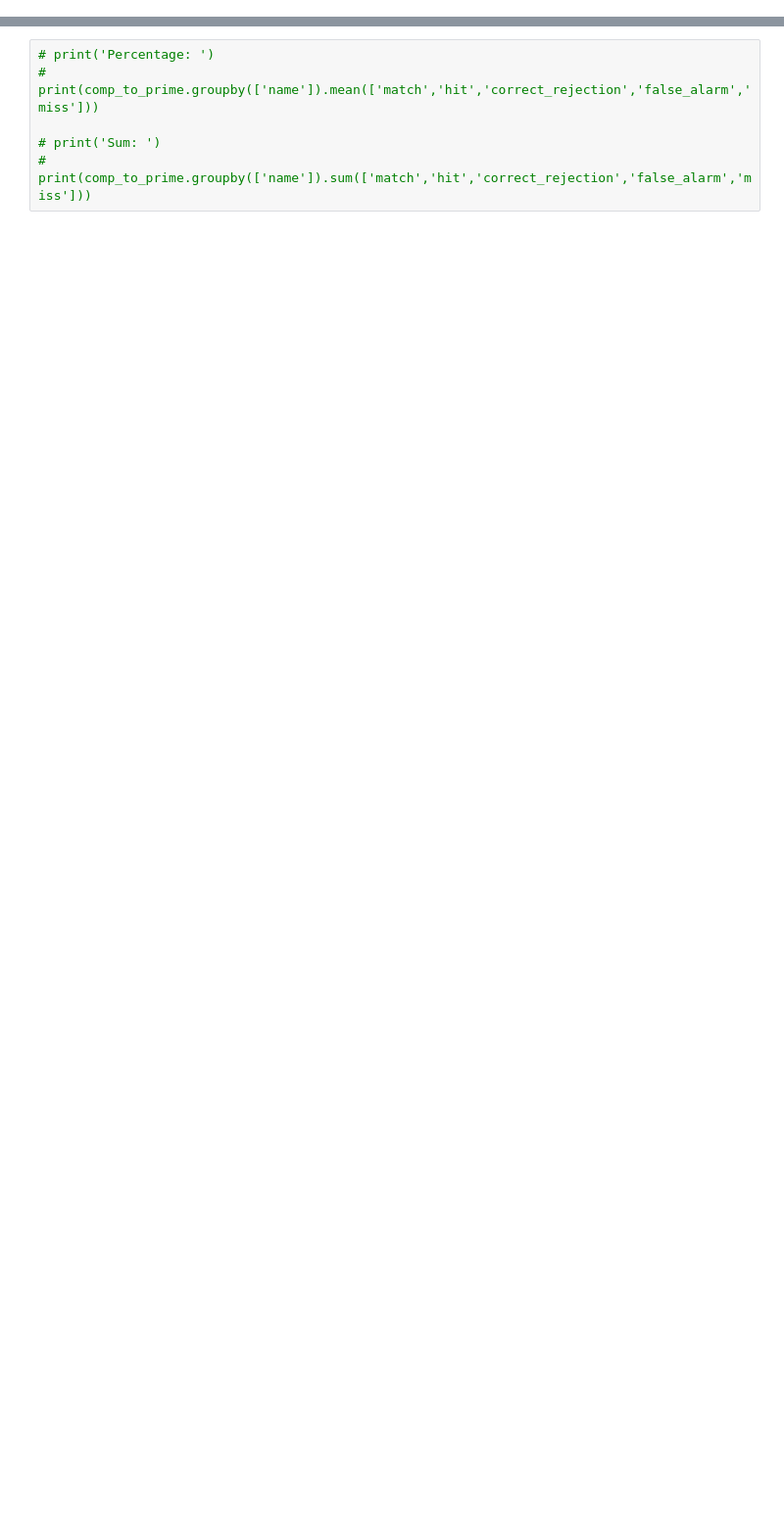
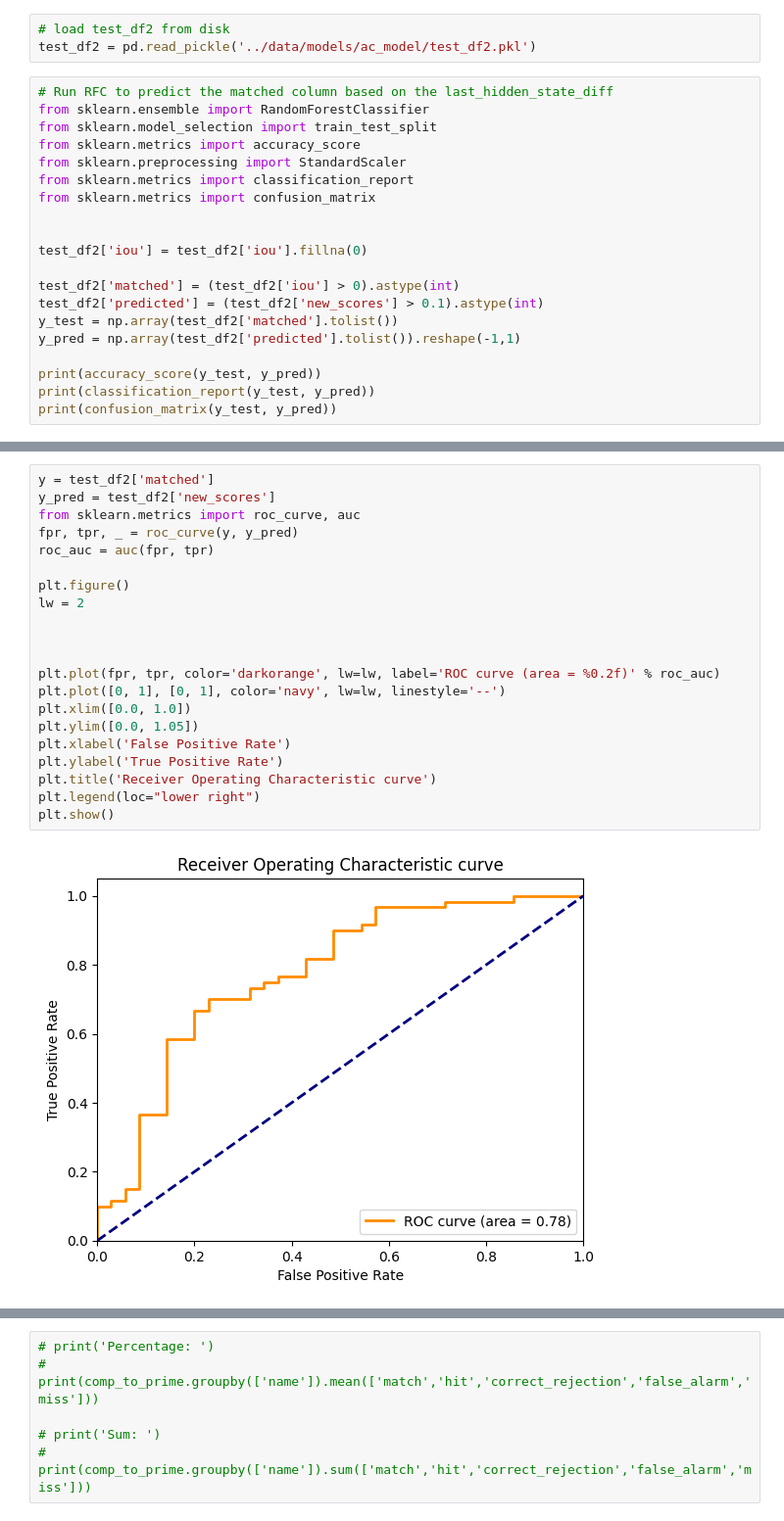
Before and after one commit to kerlinjr/satana, a Jupyter notebook: notebooks/ac_object_detection.ipynb, the cells around one changed output, grey strips where cells are left out. Shown at 98% size. Drawn from its saved outputs; the diff is of its cells as text; blank space fills up the shorter version.

```diff
--- a/notebooks/ac_object_detection.ipynb
+++ b/notebooks/ac_object_detection.ipynb
@@ -575,0 +1580,23 @@ full_train
+# %%
+# load test_df2 from disk
+test_df2 = pd.read_pickle('../data/models/ac_model/test_df2.pkl')
+# %%
+# Run RFC to predict the matched column based on the last_hidden_state_diff
+from sklearn.ensemble import RandomForestClassifier
+from sklearn.model_selection import train_test_split
+from sklearn.metrics import accuracy_score
+from sklearn.preprocessing import StandardScaler
+from sklearn.metrics import classification_report
+from sklearn.metrics import confusion_matrix
+
+
+test_df2['iou'] = test_df2['iou'].fillna(0)
+
+test_df2['matched'] = (test_df2['iou'] > 0).astype(int)
+test_df2['predicted'] = (test_df2['new_scores'] > 0.1).astype(int)
+y_test = np.array(test_df2['matched'].tolist())
+y_pred = np.array(test_df2['predicted'].tolist()).reshape(-1,1)
+
+print(accuracy_score(y_test, y_pred))
+print(classification_report(y_test, y_pred))
+print(confusion_matrix(y_test, y_pred))
@@ -575,0 +1652,23 @@ full_train
+# %%
+y = test_df2['matched']
+y_pred = test_df2['new_scores']
+from sklearn.metrics import roc_curve, auc
+fpr, tpr, _ = roc_curve(y, y_pred)
+roc_auc = auc(fpr, tpr)
+
+plt.figure()
+lw = 2
+
+
+
+plt.plot(fpr, tpr, color='darkorange', lw=lw, label='ROC curve (area = %0.2f)' % roc_auc)
+plt.plot([0, 1], [0, 1], color='navy', lw=lw, linestyle='--')
+plt.xlim([0.0, 1.0])
+plt.ylim([0.0, 1.05])
+plt.xlabel('False Positive Rate')
+plt.ylabel('True Positive Rate')
+plt.title('Receiver Operating Characteristic curve')
+plt.legend(loc="lower right")
+plt.show()
+# %% [output]
+[figure, added]
```
Also changed, not shown: parts of 118 cells of this notebook, 3 other files.
